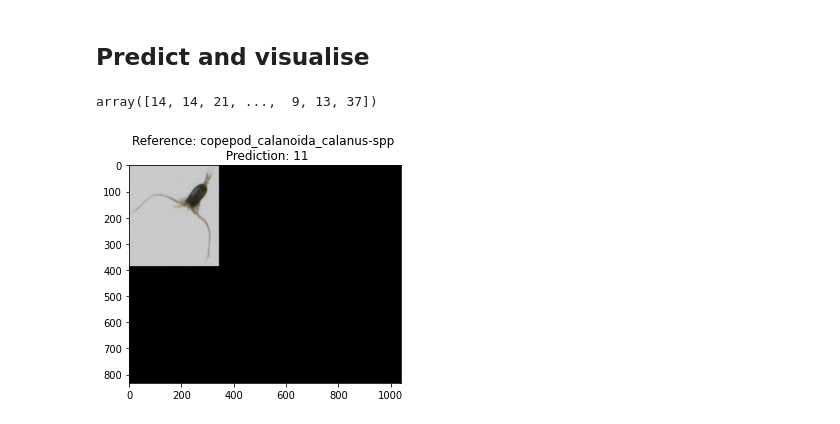
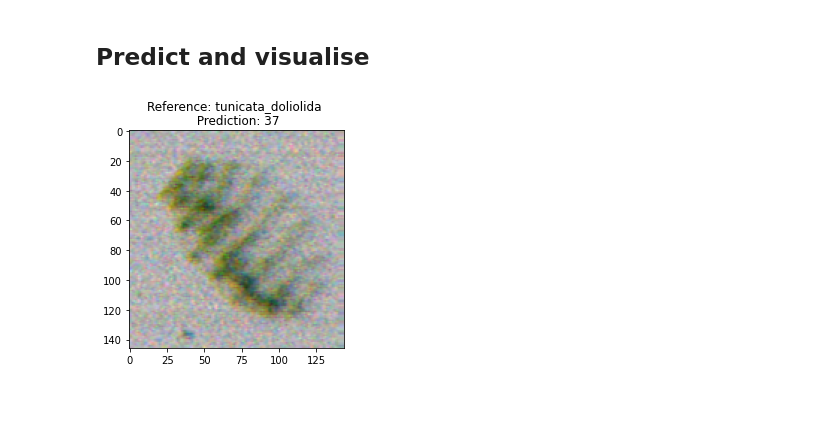
Before and after one commit to alan-turing-institute/plankton-dsg-challenge, a Jupyter notebook: notebooks/python/dsg2021/scivision-model_randomforest.ipynb, the cells around one changed output. Drawn from its saved outputs; the diff is of its cells as text; code cells hidden in the pictures.

```diff
--- a/notebooks/python/dsg2021/scivision-model_randomforest.ipynb
+++ b/notebooks/python/dsg2021/scivision-model_randomforest.ipynb
@@ -125,9 +78,4 @@ x_input.shape
+# %%
+dataloader = DataLoader(dataset, batch_size=batch_size, shuffle=False)
 # %% [markdown]
 ## Predict and visualise
-# %%
-# Get model predicition of image
-preds = model.predict(x_input)
-# %%
-preds
-# %% [output]
-array([14, 14, 21, ...,  9, 13, 37])
@@ -142,7 +82,19 @@ label_gt = ds_holdout_labelled['label3'].sel(concat_dim=index_xarray).compute().
+# %%
+for i, inputs in tqdm.tqdm(enumerate(dataloader)):
+    inputs = inputs.to(device)
+    preds = model.predict(inputs)
+    break
+# %%
+im_idx = 6
+im_target = ds_holdout_labelled.sel(concat_dim=ds_holdout_labelled.concat_dim[im_idx])
+image = im_target['raster'].values
+label_gt = im_target['label3'].values
+imw = im_target.image_width.values
+iml = im_target.image_length.values
 # %%
 plt.figure()
-plt.imshow(image)
-plt.title("Reference: {} \n Prediction: {}".format(label_gt, preds[index_target]))
+plt.imshow(image[0:iml, 0:imw, :])
+plt.title("Reference: {} \n Prediction: {}".format(label_gt, preds[im_idx]))
 plt.show()
 # %% [output]
-[figure, old version]
+[figure, new version]
```
Also changed, not shown: parts of 24 cells of this notebook, 2 other files.
